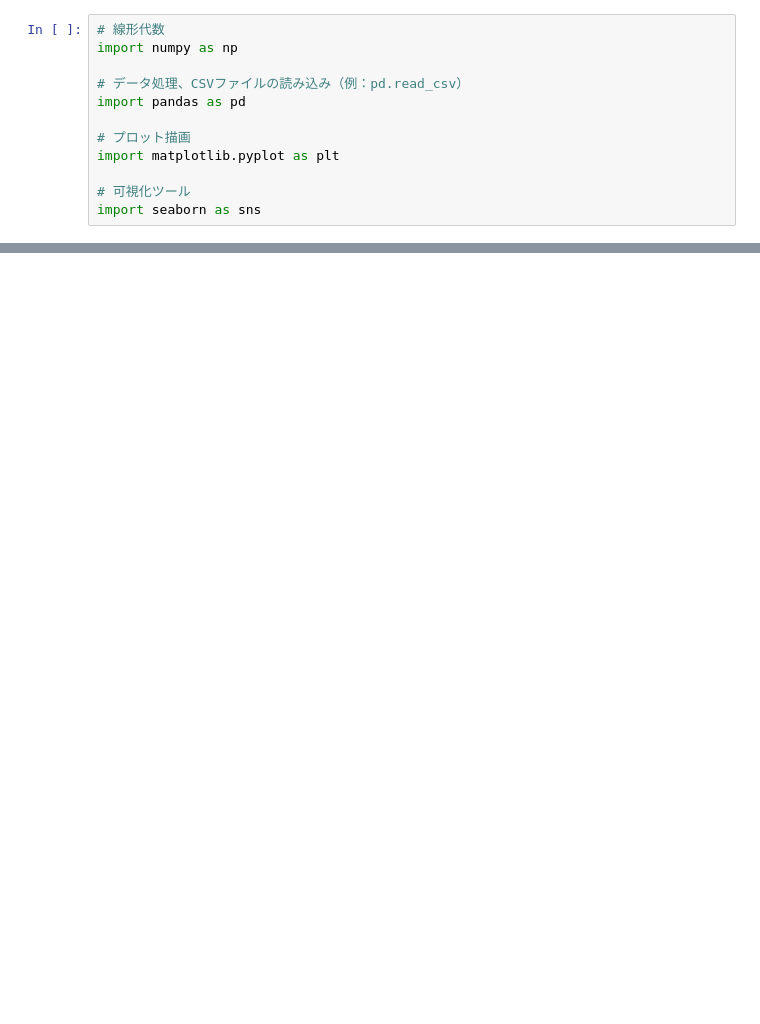
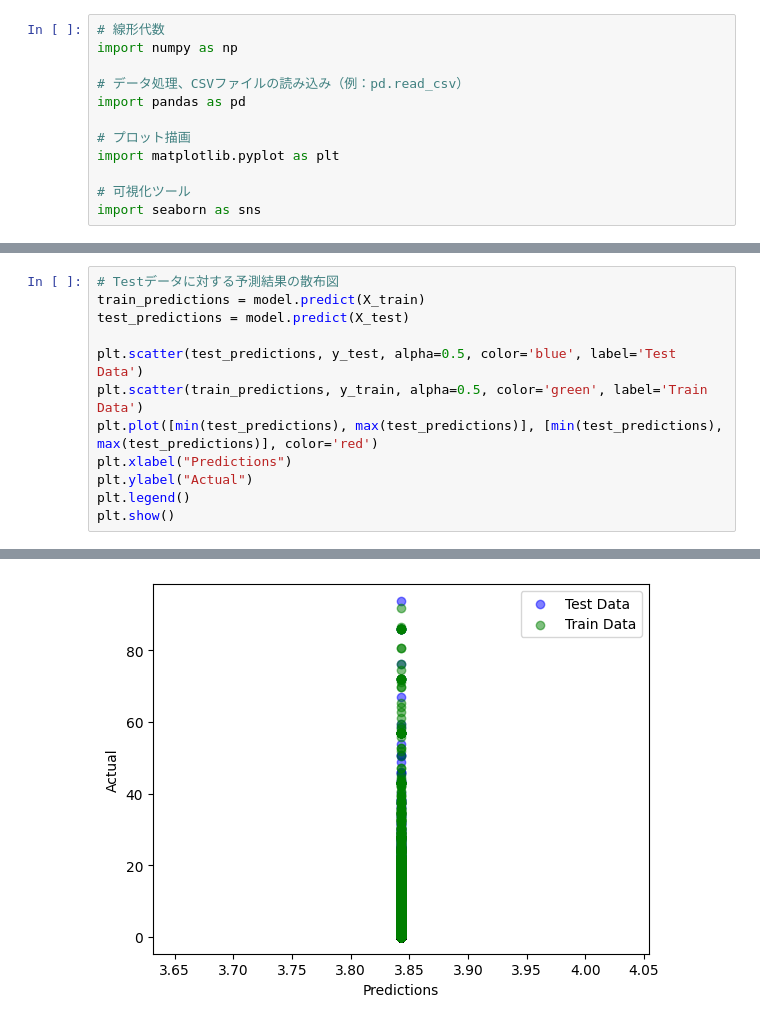
Before and after one commit to CatDog2000/when-will-it-rain, a Jupyter notebook: Rain-EDA.machi DNN.ipynb, the cells around one changed output, grey strips where cells are left out. Drawn from its saved outputs; the diff is of its cells as text; blank space fills up the shorter version.

```diff
--- a/Rain-EDA.machi DNN.ipynb
+++ b/Rain-EDA.machi DNN.ipynb
@@ -57,0 +121,13 @@ ModuleNotFoundError: No module named 'tensorflow'
+# %%
+# Testデータに対する予測結果の散布図
+train_predictions = model.predict(X_train)
+test_predictions = model.predict(X_test)
+
+plt.scatter(test_predictions, y_test, alpha=0.5, color='blue', label='Test Data')
+plt.scatter(train_predictions, y_train, alpha=0.5, color='green', label='Train Data')
+plt.plot([min(test_predictions), max(test_predictions)], [min(test_predictions), max(test_predictions)], color='red')
+plt.xlabel("Predictions")
+plt.ylabel("Actual")
+plt.legend()
+plt.show()
+# %% [output]
@@ -57,0 +136 @@ ModuleNotFoundError: No module named 'tensorflow'
+[figure, added]
```
Also changed, not shown: parts of 6 cells of this notebook.
